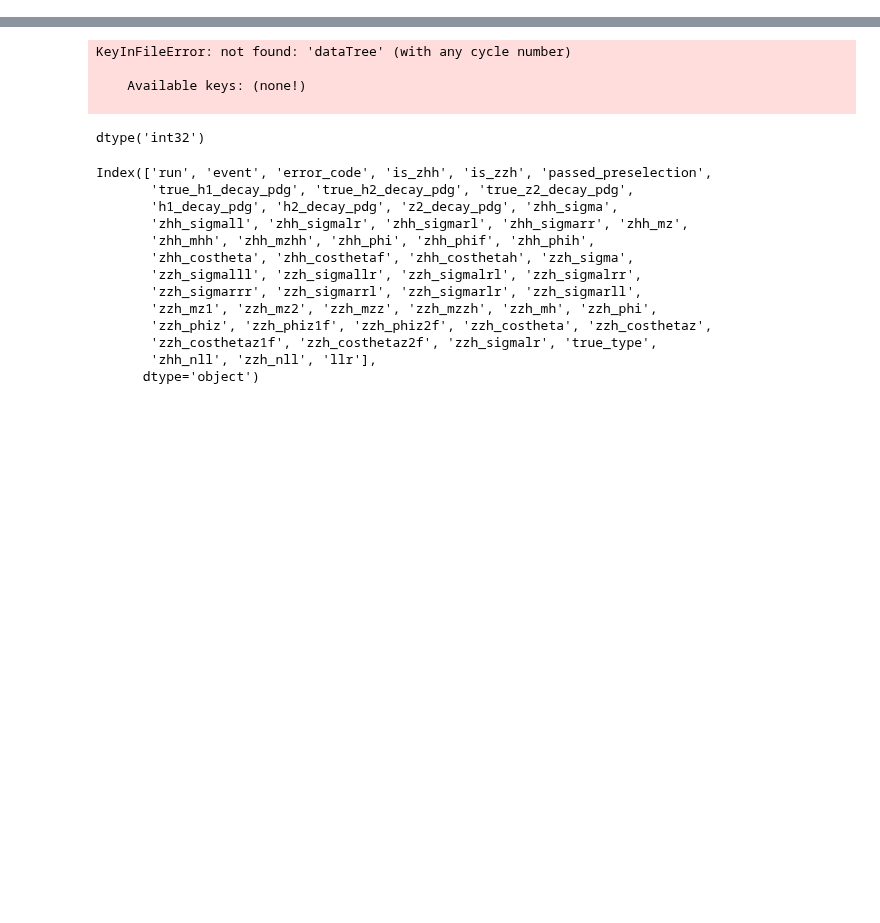
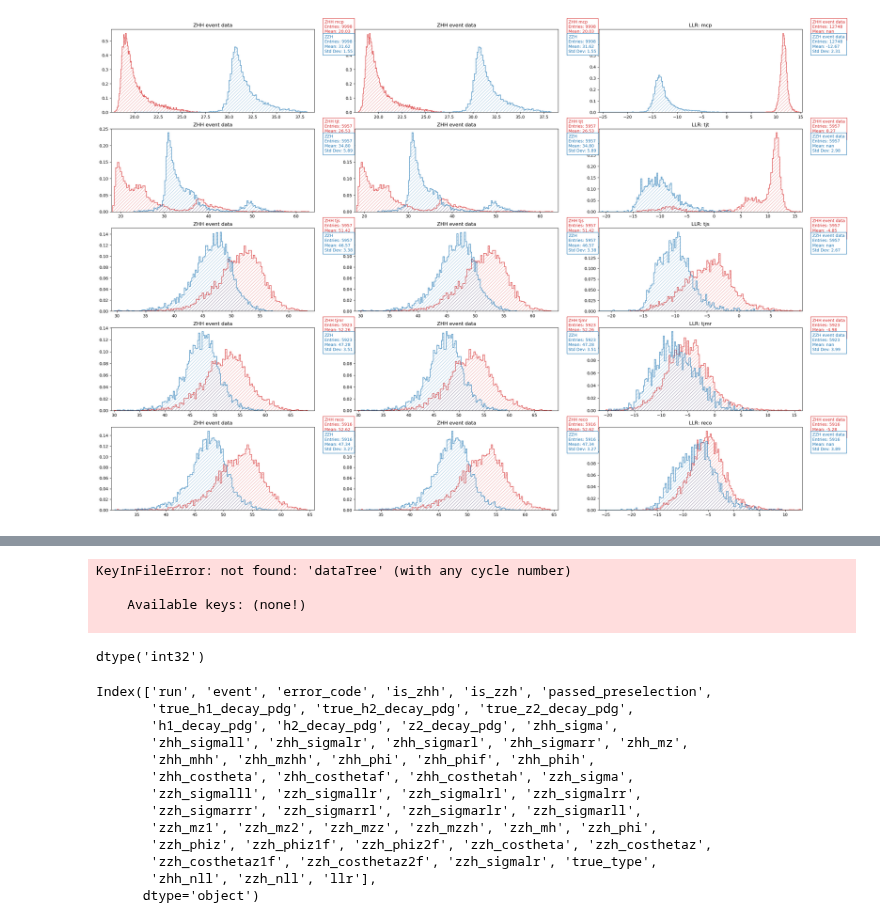
Before and after one commit to nVentis/MEM_HEP, a Jupyter notebook: view_v3.ipynb, the cells around one changed output, grey strips where cells are left out. Cells and saved outputs as stored; diff of their text form; code cells hidden in the pictures; blank space fills up the shorter version.

Commit message:
Added python plot routines

```diff
--- a/view_v3.ipynb
+++ b/view_v3.ipynb
@@ -193,0 +25,42 @@ def convert_directory(source_path: str, in_file_location: str, output_dir_abs: s
+# %%
+data = {
+    "mcp": calc_llr_dtf_delta(filter_data(mcp_raw)),
+    "reco": calc_llr_dtf_delta(filter_data(reco_raw)),
+    "tjmr": calc_llr_dtf_delta(filter_data(tjmr_raw)),
+    "tjt": calc_llr_dtf_delta(filter_data(tjt_raw)),
+    "tjs": calc_llr_dtf_delta(filter_data(tjs_raw))
+}
+# %%
+def plot_nll_llr_dtf_delta(data:Dict[str,pd.DataFrame], fig_path:Optional[str] = None):
+    global prod_plot_mode
+    #if prod_plot_mode:
+    #    from analysis.plot_root import plot_hist
+    #else:
+    #    from analysis.plot_matplotlib import plot_hist
+
+    fig, axes = plt.subplots(len(data.keys()), 3, figsize=(6*len(data.keys()), 7*3))
+    order = ["mcp", "tjt", "tjs", "tjmr", "reco"]
+    for i in range(len(order)):
+        name = order[i]
+        df = data[name]
+
+        ax1, ax2, ax3 = axes[i]
+
+        true_zzh = df[(df["is_zzh"] == 1) & (df["zhh_sigma"] > 0) & (df["zzh_sigma"] > 0)].copy()
+        true_zhh = df[(df["is_zhh"] == 1) & (df["zhh_sigma"] > 0) & (df["zzh_sigma"] > 0)].copy()
+
+        true_zzh.reset_index(drop=True,inplace=True)
+        true_zhh.reset_index(drop=True,inplace=True)
+
+        plot_hist(true_zhh, x = ["zhh_nll", "zzh_nll"], title="ZHH event data", normalize=True, labels=["ZHH {}".format(name), "ZZH".format(name)], xlabel="nll", ax=ax1)
+        plot_hist(true_zhh, x = ["zhh_nll", "zzh_nll"], title="ZHH event data", normalize=True, labels=["ZHH {}".format(name), "ZZH".format(name)], xlabel="nll", ax=ax2)
+
+        llr = combine_columns({ "zhh_llr": true_zhh["llr"], "zzh_llr": true_zzh["llr"] })
+        plot_hist(llr, x = ["zhh_llr", "zzh_llr"], labels=["ZHH event data", "ZZH event data"], title="LLR: {}".format(name), normalize=True, xlabel="llr", ax=ax3)
+
+    if fig_path is not None:
+        fig.savefig(fig_path)
+    else:
+        plt.show()
+
+    plt.close(fig)
@@ -193,0 +76,4 @@ def convert_directory(source_path: str, in_file_location: str, output_dir_abs: s
+# %%
+plot_nll_llr_dtf_delta(data)
+# %% [output]
+[figure, added]
```
Also changed, not shown: parts of 18 cells of this notebook, 10 other files.
